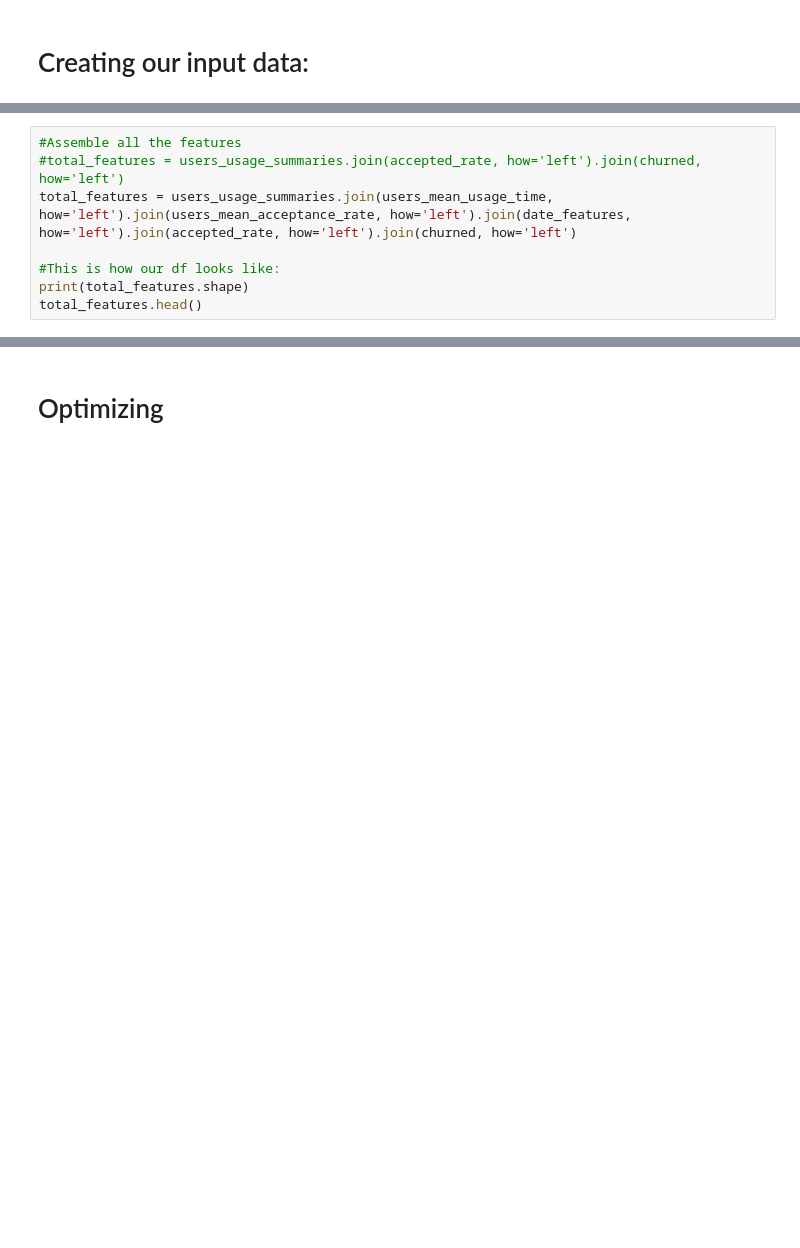
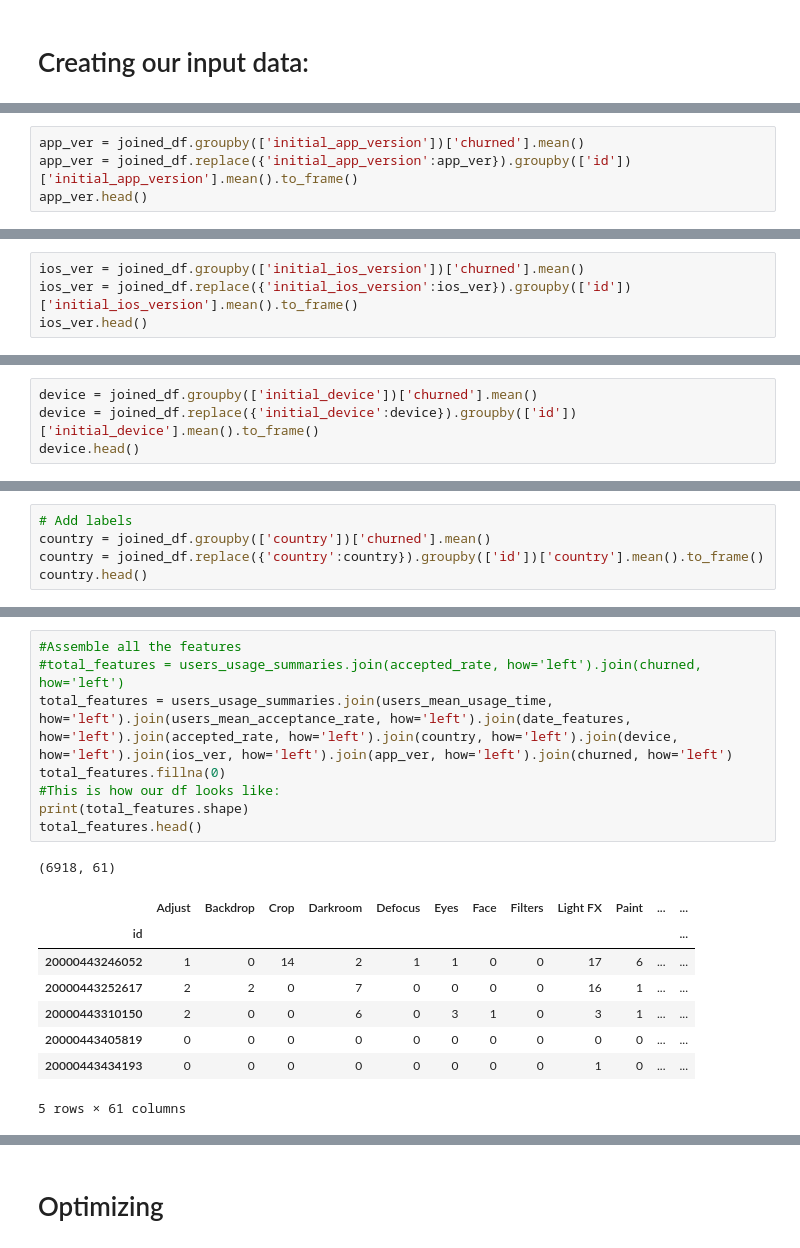
Before and after one commit to tomyitav/datahack-2018-challenge, a Jupyter notebook: datahack_2018.ipynb, the cells around one changed output, grey strips where cells are left out. Saved outputs shown, nothing was run; the diff lists cells and outputs as text; blank space fills up the shorter version.

```diff
--- a/datahack_2018.ipynb
+++ b/datahack_2018.ipynb
@@ -154,0 +289,4 @@ accepted_rate.head()
+# %%
+app_ver = joined_df.groupby(['initial_app_version'])['churned'].mean()
+app_ver = joined_df.replace({'initial_app_version':app_ver}).groupby(['id'])['initial_app_version'].mean().to_frame()
+app_ver.head()
@@ -154,0 +301,4 @@ accepted_rate.head()
+# %%
+ios_ver = joined_df.groupby(['initial_ios_version'])['churned'].mean()
+ios_ver = joined_df.replace({'initial_ios_version':ios_ver}).groupby(['id'])['initial_ios_version'].mean().to_frame()
+ios_ver.head()
@@ -154,0 +313,4 @@ accepted_rate.head()
+# %%
+device = joined_df.groupby(['initial_device'])['churned'].mean()
+device = joined_df.replace({'initial_device':device}).groupby(['id'])['initial_device'].mean().to_frame()
+device.head()
@@ -154,0 +325,5 @@ accepted_rate.head()
+# %%
+# Add labels
+country = joined_df.groupby(['country'])['churned'].mean()
+country = joined_df.replace({'country':country}).groupby(['id'])['country'].mean().to_frame()
+country.head()
@@ -159,9 +350,19 @@ churned.head()
 # %%
 #Assemble all the features
 #total_features = users_usage_summaries.join(accepted_rate, how='left').join(churned, how='left')
-total_features = users_usage_summaries.join(users_mean_usage_time, how='left').join(users_mean_acceptance_rate, how='left').join(date_features, how='left').join(accepted_rate, how='left').join(churned, how='left')
-
+total_features = users_usage_summaries.join(users_mean_usage_time, how='left').join(users_mean_acceptance_rate, how='left').join(date_features, how='left').join(accepted_rate, how='left').join(country, how='left').join(device, how='left').join(ios_ver, how='left').join(app_ver, how='left').join(churned, how='left')
+total_features.fillna(0)
 #This is how our df looks like:
 print(total_features.shape)
 total_features.head()
+# %% [output]
+(6918, 61)
+|  | Adjust | Backdrop | Crop | Darkroom | Defocus | Eyes | Face | Filters | Light FX | Paint | ... | ... |
+| id |  |  |  |  |  |  |  |  |  |  |  | ... |
+| 20000443246052 | 1 | 0 | 14 | 2 | 1 | 1 | 0 | 0 | 17 | 6 | ... | ... |
+| 20000443252617 | 2 | 2 | 0 | 7 | 0 | 0 | 0 | 0 | 16 | 1 | ... | ... |
+| 20000443310150 | 2 | 0 | 0 | 6 | 0 | 3 | 1 | 0 | 3 | 1 | ... | ... |
+| 20000443405819 | 0 | 0 | 0 | 0 | 0 | 0 | 0 | 0 | 0 | 0 | ... | ... |
+| 20000443434193 | 0 | 0 | 0 | 0 | 0 | 0 | 0 | 0 | 1 | 0 | ... | ... |
+5 rows × 61 columns
 # %%
```
Also changed, not shown: parts of 39 cells of this notebook.
